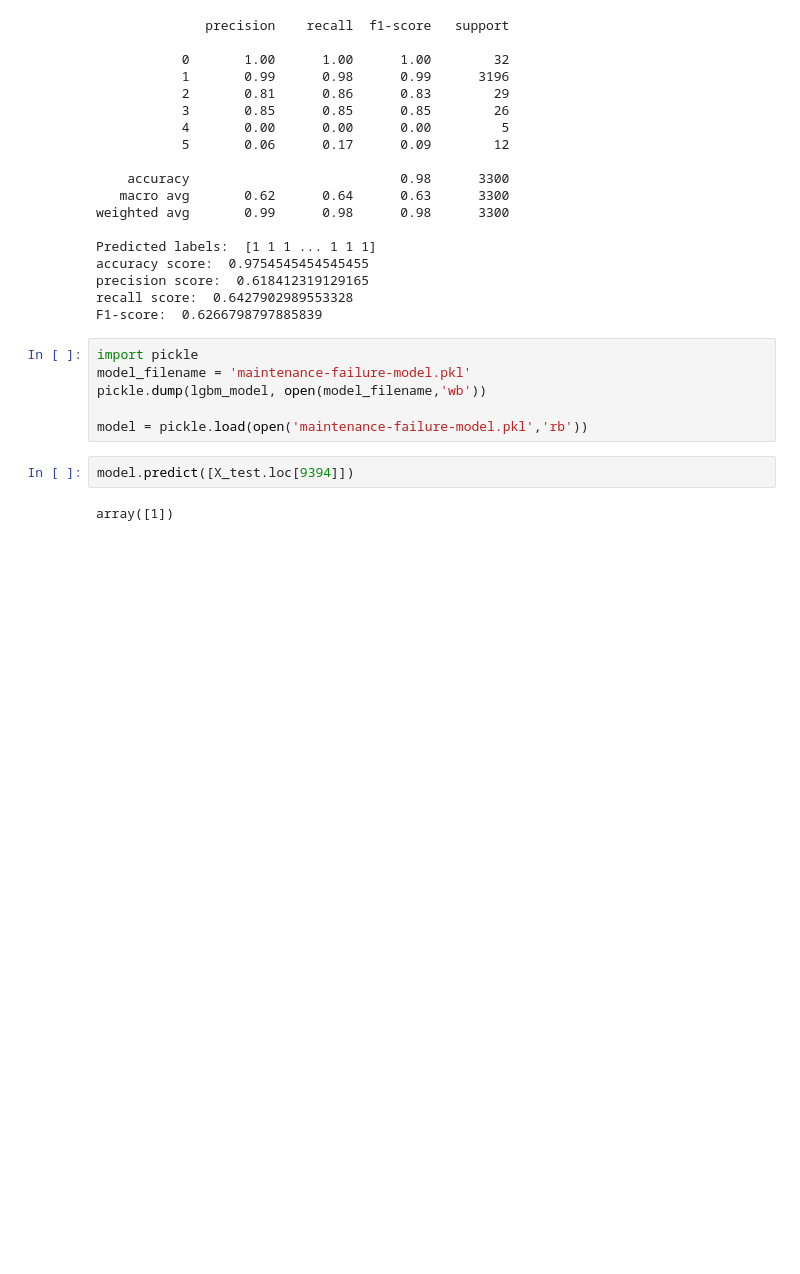
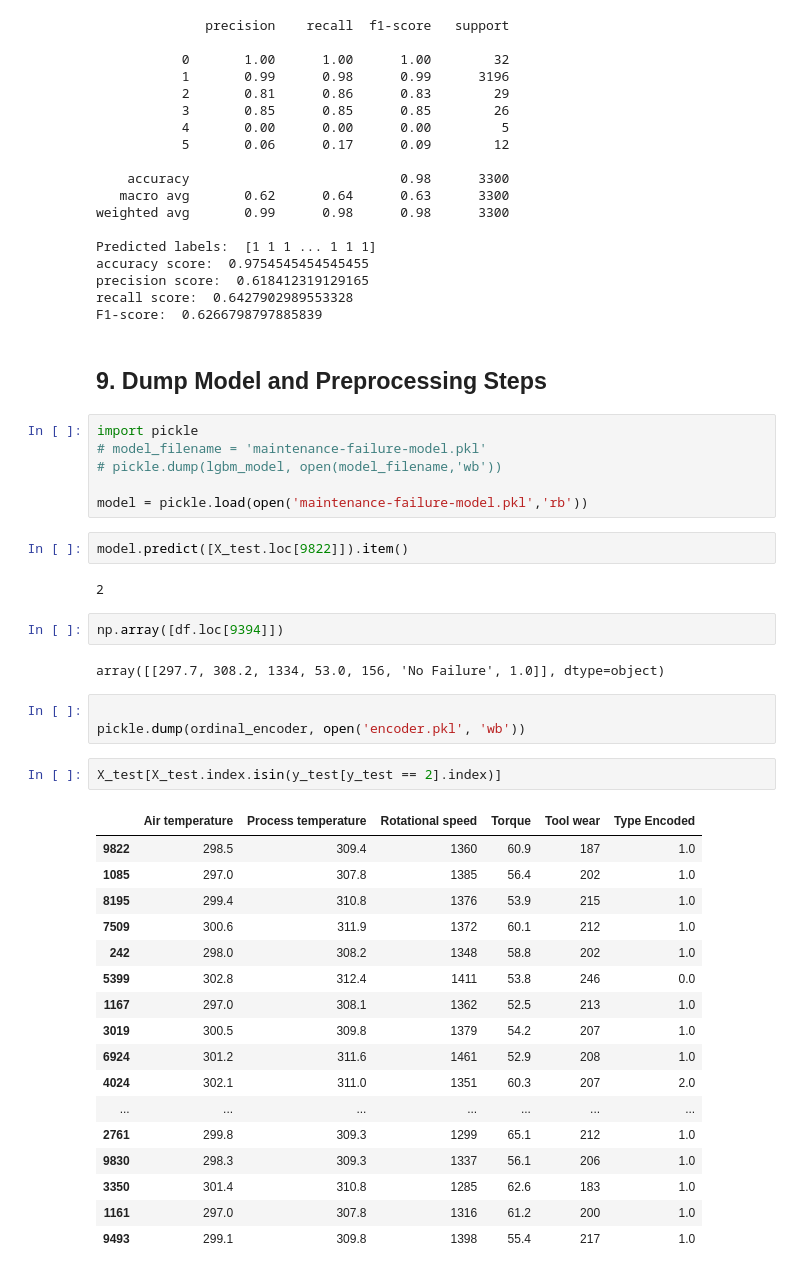
Before and after one commit to khair-bs23/Maintenance_Prediction_Rest_API, a Jupyter notebook: maintenance_prediction.ipynb, the cells around one changed output. Saved outputs shown, nothing was run; the diff lists cells and outputs as text; blank space fills up the shorter version.

```diff
--- a/maintenance_prediction.ipynb
+++ b/maintenance_prediction.ipynb
@@ -963,13 +991,42 @@ accuracy score:  0.9754545454545455
 precision score:  0.618412319129165
 recall score:  0.6427902989553328
 F1-score:  0.6266798797885839
+# %% [markdown]
+## 9. Dump Model and Preprocessing Steps
 # %%
 import pickle
-model_filename = 'maintenance-failure-model.pkl'
-pickle.dump(lgbm_model, open(model_filename,'wb'))
+# model_filename = 'maintenance-failure-model.pkl'
+# pickle.dump(lgbm_model, open(model_filename,'wb'))
 
 model = pickle.load(open('maintenance-failure-model.pkl','rb'))
 # %%
-model.predict([X_test.loc[9394]])
+model.predict([X_test.loc[9822]]).item()
 # %% [output]
-array([1])
+2
+# %%
+np.array([df.loc[9394]])
+# %% [output]
+array([[297.7, 308.2, 1334, 53.0, 156, 'No Failure', 1.0]], dtype=object)
+# %%
+
+pickle.dump(ordinal_encoder, open('encoder.pkl', 'wb'))
+# %%
+X_test[X_test.index.isin(y_test[y_test == 2].index)]
+# %% [output]
+|  | Air temperature | Process temperature | Rotational speed | Torque | Tool wear | Type Encoded |
+| 9822 | 298.5 | 309.4 | 1360 | 60.9 | 187 | 1.0 |
+| 1085 | 297.0 | 307.8 | 1385 | 56.4 | 202 | 1.0 |
+| 8195 | 299.4 | 310.8 | 1376 | 53.9 | 215 | 1.0 |
+| 7509 | 300.6 | 311.9 | 1372 | 60.1 | 212 | 1.0 |
+| 242 | 298.0 | 308.2 | 1348 | 58.8 | 202 | 1.0 |
+| 5399 | 302.8 | 312.4 | 1411 | 53.8 | 246 | 0.0 |
+| 1167 | 297.0 | 308.1 | 1362 | 52.5 | 213 | 1.0 |
+| 3019 | 300.5 | 309.8 | 1379 | 54.2 | 207 | 1.0 |
+| 6924 | 301.2 | 311.6 | 1461 | 52.9 | 208 | 1.0 |
+| 4024 | 302.1 | 311.0 | 1351 | 60.3 | 207 | 2.0 |
+| ... | ... | ... | ... | ... | ... | ... |
+| 2761 | 299.8 | 309.3 | 1299 | 65.1 | 212 | 1.0 |
+| 9830 | 298.3 | 309.3 | 1337 | 56.1 | 206 | 1.0 |
+| 3350 | 301.4 | 310.8 | 1285 | 62.6 | 183 | 1.0 |
+| 1161 | 297.0 | 307.8 | 1316 | 61.2 | 200 | 1.0 |
+| 9493 | 299.1 | 309.8 | 1398 | 55.4 | 217 | 1.0 |
```
Also changed, not shown: parts of 7 cells of this notebook, 3 other files.
